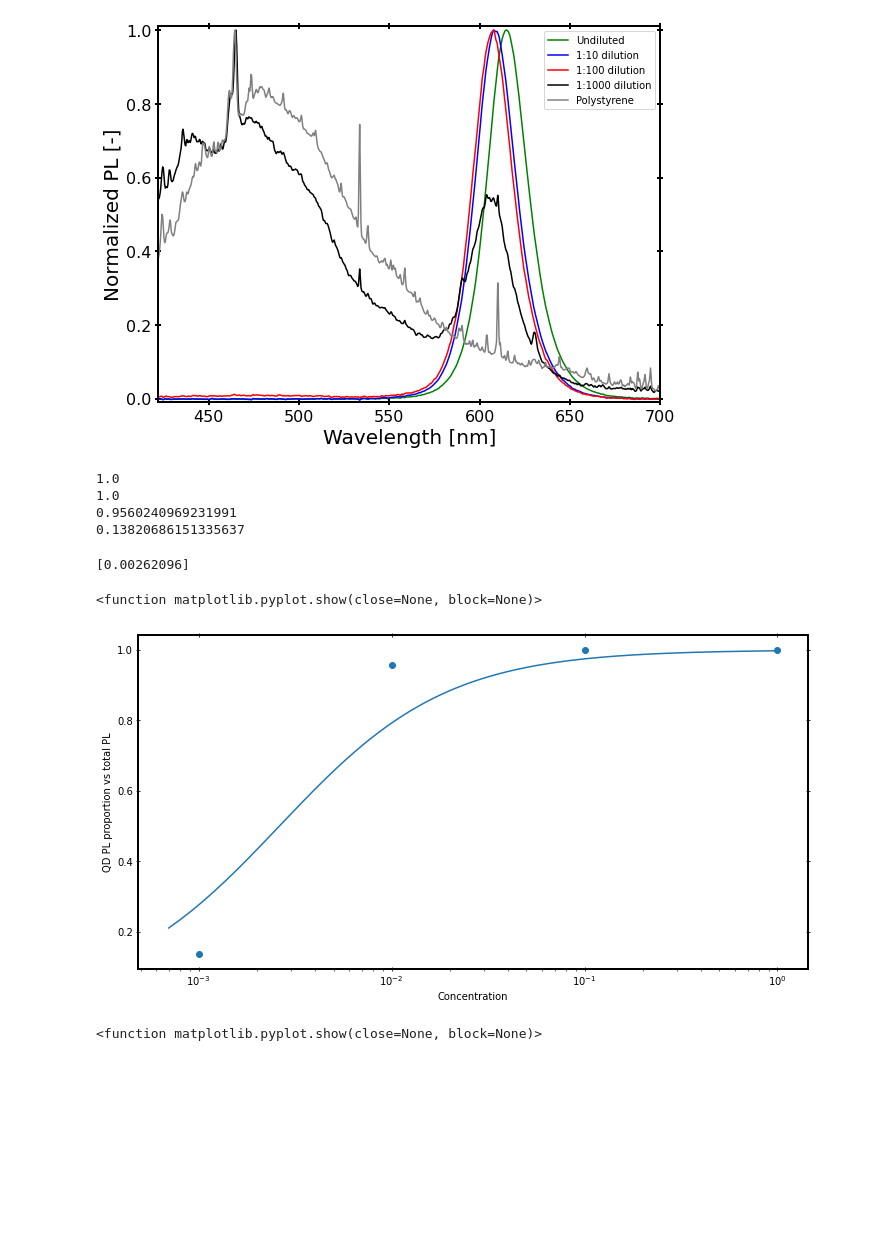
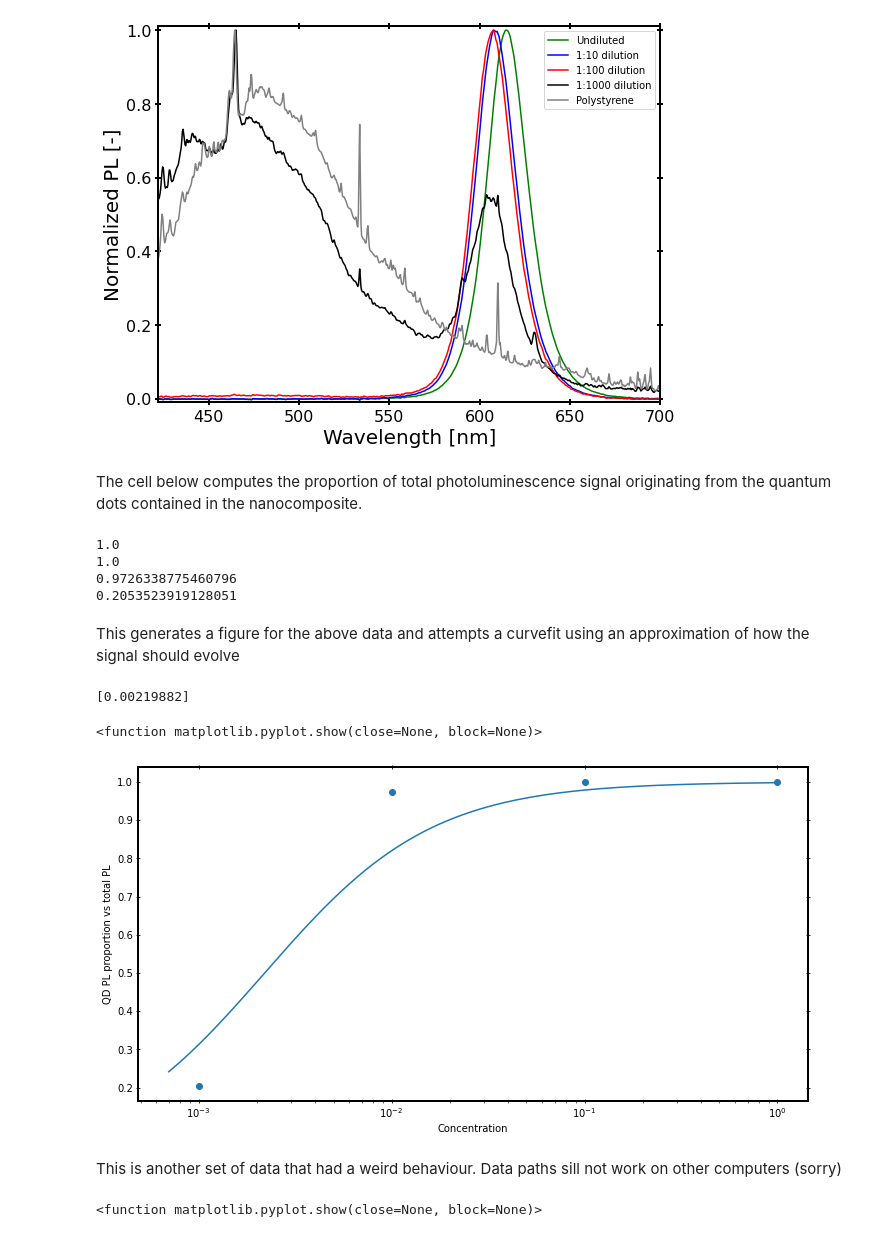
Before and after one commit to copl-labomc/TemplatesSnippets, a Jupyter notebook: QuantumYield/QY with standard/Emission spectrum viewer.ipynb, the cells around one changed output. Drawn from its saved outputs; the diff is of its cells as text; code cells hidden in the pictures; blank space fills up the shorter version.

```diff
--- a/QuantumYield/QY with standard/Emission spectrum viewer.ipynb
+++ b/QuantumYield/QY with standard/Emission spectrum viewer.ipynb
@@ -227,15 +250,19 @@ plt.show
 # %% [output]
 <function matplotlib.pyplot.show(close=None, block=None)>
 [figure]
+# %% [markdown]
+The cell below computes the proportion of total photoluminescence signal originating from the quantum dots contained in the nanocomposite.
 # %%
-#Computing emission data (this one is a doozy)(y coords)
+#This function integrates the signal of the spectrometer as intensity signal in regards to energy
 def emission_integrator(spectrum, range):
     start, end = rangefinder(spectrum, range)
     h = 6.582119569*10**(-15) #cte de Planck en eV/Hz
     c = 2.99792458E8*1E9 #pour nm/s
     ener = h*c/spectrum[start:end, 0]
-    return -np.trapz(spectrum[start:end, 1], x = ener)
+    Integ_trace = (spectrum[start:end, 1]*spectrum[start:end, 0]**2/h*c)[::-1]
+    return np.trapz(Integ_trace, x = ener[::-1])
 
+#Calculates the proportion of total emission attributed to the quantum dots
 def emission_proportion(spectrum, ex_line, QD_line):
     total = emission_integrator(spectrum, (ex_line[0], QD_line[1]))
     QD_int = emission_integrator(spectrum, QD_line)
@@ -246,6 +273,8 @@ def emission_proportion(spectrum, ex_line, QD_line):
     #print(f"Excitation:{ex_int} eV")
     #print(f"Entre EX et QD: {between} eV")
     if between < 0:
+        #This step is here purely because noise can average below 0 since we are using corrected traces, and that's not
+        #physically possible and screws up the calculations. This essentially sets negative integrated noise back to 0.
         total = QD_int + ex_int
     return QD_int/(total-ex_int)
 
@@ -271,37 +300,41 @@ print(emission_proportion(spectrum_1000, ex_line_1000, QD_line_1000))
 # %% [output]
 1.0
 1.0
-0.9560240969231991
-0.13820686151335637
+0.9726338775460796
+0.2053523919128051
+# %% [markdown]
+This generates a figure for the above data and attempts a curvefit using an approximation of how the signal should evolve
 # %%
 x = [0.001, 0.01, 0.1, 1]
-y = [0.13820686151335637, 0.9560240969231991, 1, 1]
+y = [0.2053523919128051, 0.9726338775460796, 1, 1]
 def curve(x, a):
     return x/(a+x)
 
 popt, pcov = curve_fit(curve, x, y, (0.00001))
 incert = np.sqrt(np.diag(pcov))
 print(popt)
 
 x_range = np.arange(0.0007, 1, 0.0001)
 
 #Graphical representation of everything for a sanity check
 fig, ax = plt.subplots(figsize=(12, 8))
 fig.subplots_adjust(bottom=0.3)
 
 plt.scatter(x, y)
 plt.plot(x_range, curve(x_range, popt))
 
 ax.tick_params("both", direction = "inout", top = True, right = True)
 plt.xlabel("Concentration")
 plt.ylabel("QD PL proportion vs total PL")
 #plt.legend()
 plt.xscale("log")
 plt.show
 # %% [output]
-[0.00262096]
+[0.00219882]
 <function matplotlib.pyplot.show(close=None, block=None)>
-[figure, old version]
+[figure, new version]
+# %% [markdown]
+This is another set of data that had a weird behaviour. Data paths sill not work on other computers (sorry)
 # %%
 #This figure is just to illustrate the weird spectrums coming from the ER170309 polystyrene samples
 file_a = "C:/DATA/Université/Maitrise/PN2026/XM260205-5.txt"
```
Also changed, not shown: parts of 10 cells of this notebook, 2 other files.
